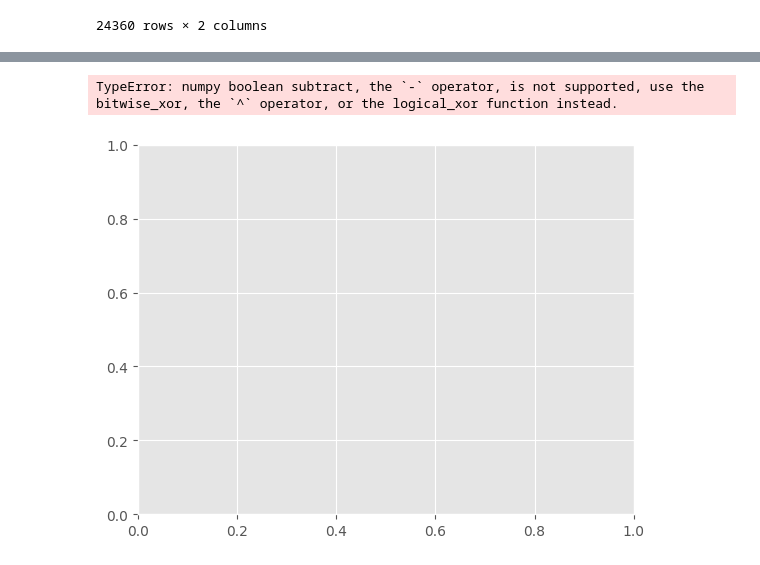
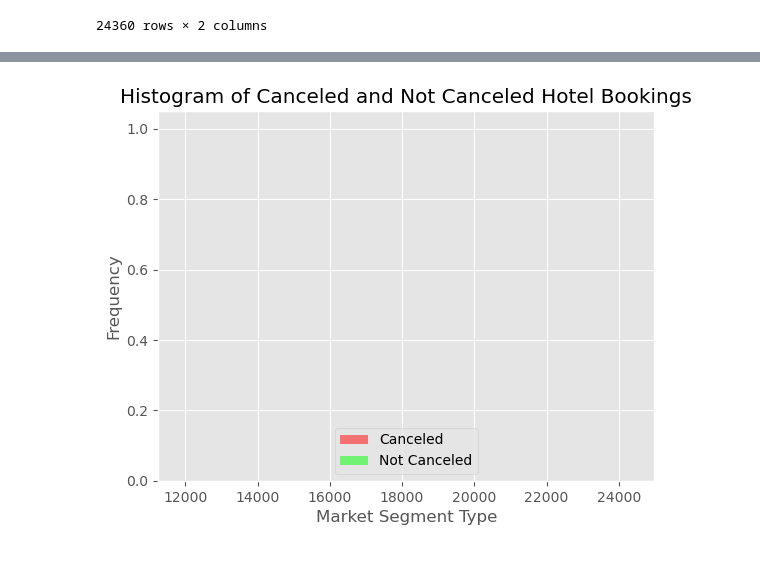
Before and after one commit to snairvasudev/Case-Study-CE880, a Jupyter notebook: CE880-Resit-March_Code.ipynb, the cells around one changed output, grey strips where cells are left out. Drawn from its saved outputs; the diff is of its cells as text; code cells hidden in the pictures.

```diff
--- a/CE880-Resit-March_Code.ipynb
+++ b/CE880-Resit-March_Code.ipynb
@@ -183,6 +183,6 @@ plt.show()
 [figure]
 # %%
 
-data_new["total_no_of_nights"] = data_new["no_of_weekend_nights"] + data_new["no_of_week_nights"]
-data_new = data_new.drop(["no_of_adults","no_of_children","no_of_weekend_nights","no_of_week_nights","arrival_year","arrival_month","arrival_date","Booking_ID"],axis=1)
-data_new
+# data_new["total_no_of_nights"] = data_new["no_of_weekend_nights"] + data_new["no_of_week_nights"]
+# data_new = data_new.drop(["no_of_adults","no_of_children","no_of_weekend_nights","no_of_week_nights","arrival_year","arrival_month","arrival_date","Booking_ID"],axis=1)
+# data_new
@@ -278,16 +263,15 @@ plt.show()
 # %% [output]
 [figure]
 # %%
-c = plt.hist(data_new[data_new["booking_status"] == "Canceled"].is_holiday,bins=30,fc = (1,0,0,0.5),label = "Canceled")
-n = plt.hist(data_new[data_new["booking_status"] == "Not_Canceled"].is_holiday,bins=30,fc = (0,1,0,0.5),label = "Not Canceled")
+c = plt.hist(data_new[data_new["booking_status"] == "Canceled"].is_holiday.count(),bins=30,fc = (1,0,0,0.5),label = "Canceled")
+n = plt.hist(data_new[data_new["booking_status"] == "Not_Canceled"].is_holiday.count(),bins=30,fc = (0,1,0,0.5),label = "Not Canceled")
 plt.legend()
 plt.xlabel("Market Segment Type")
 plt.ylabel("Frequency")
 plt.title("Histogram of Canceled and Not Canceled Hotel Bookings")
 plt.show()
 # %% [output]
-TypeError: numpy boolean subtract, the `-` operator, is not supported, use the bitwise_xor, the `^` operator, or the logical_xor function instead.
-[figure, old version]
+[figure, new version]
 # %%
 c = plt.hist(data_new[data_new["booking_status"] == "Canceled"].repeated_guest,bins=30,fc = (1,0,0,0.5),label = "Canceled")
 n = plt.hist(data_new[data_new["booking_status"] == "Not_Canceled"].repeated_guest,bins=30,fc = (0,1,0,0.5),label = "Not Canceled")
```
Also changed, not shown: parts of 40 cells of this notebook.
